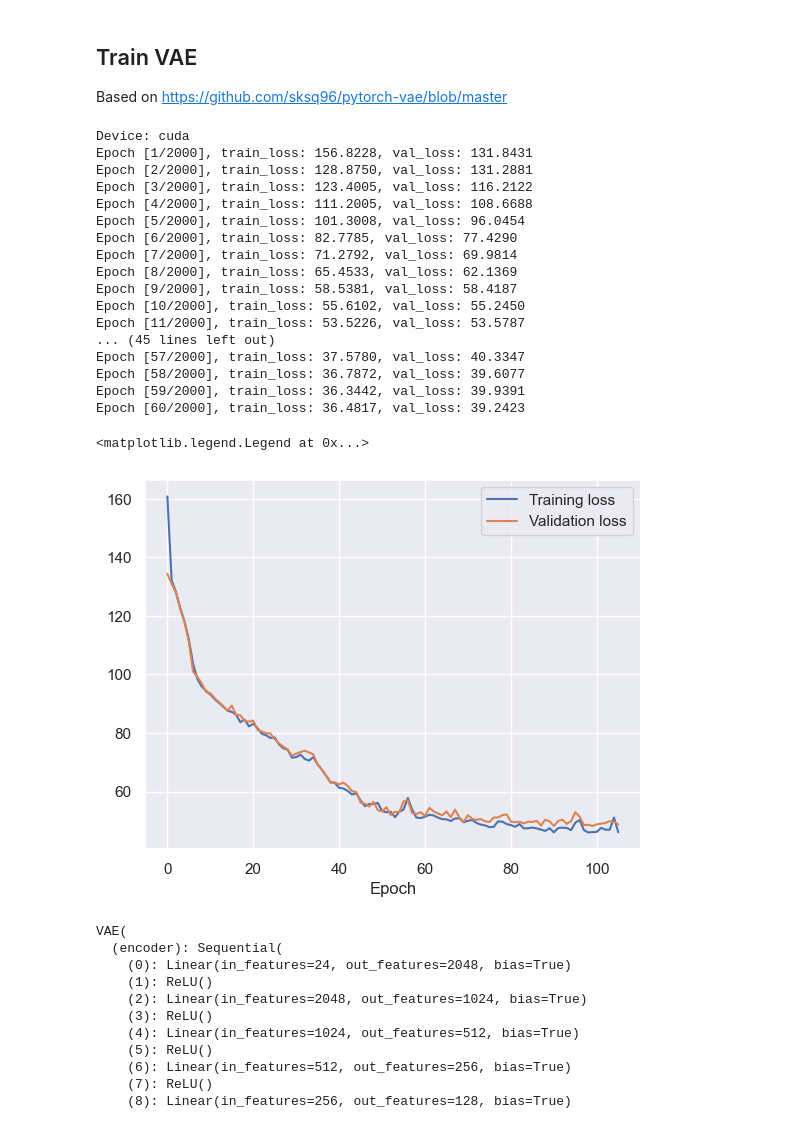
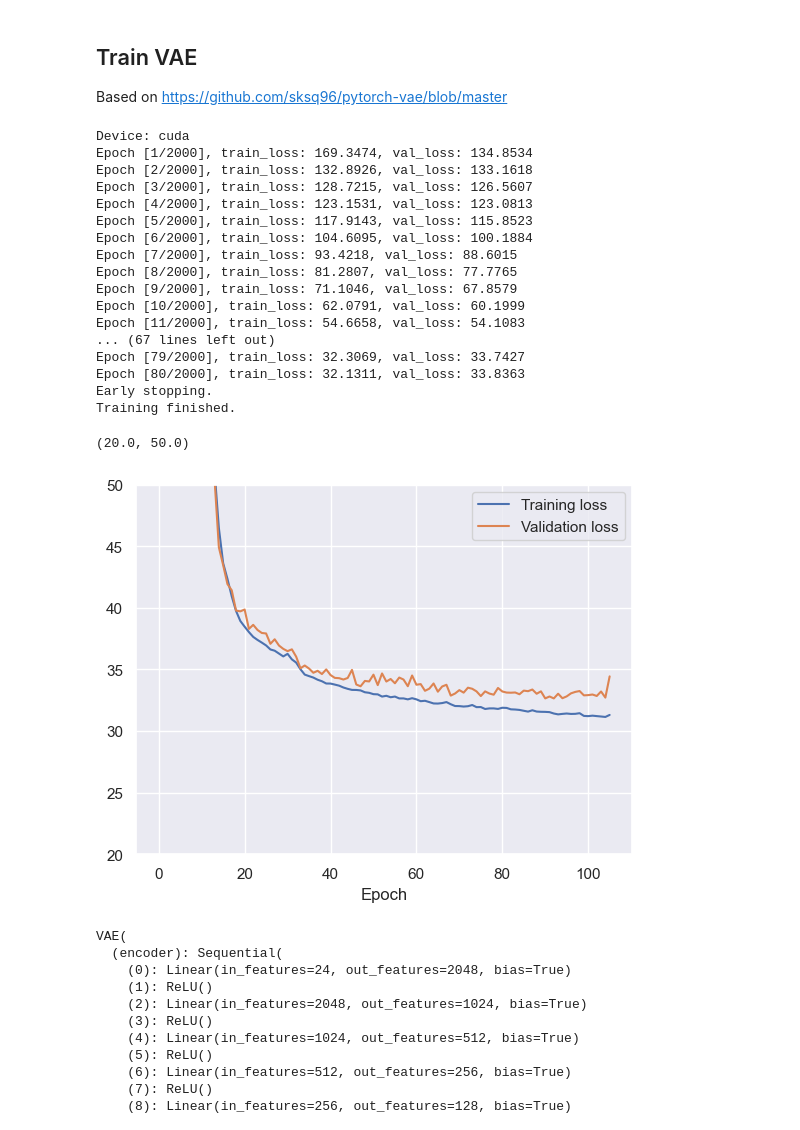
Before and after one commit to JuanJoseZapata/curriculum_learning_ws, a Jupyter notebook: scripts/track_generation/VAE_conditional.ipynb, the cells around one changed output. Cells and saved outputs as stored; diff of their text form; code cells hidden in the pictures.

```diff
--- a/scripts/track_generation/VAE_conditional.ipynb
+++ b/scripts/track_generation/VAE_conditional.ipynb
@@ -594,8 +594,8 @@ device = torch.device('cuda' if torch.cuda.is_available() else 'cpu')
 print(f"Device: {device}")
 
 input_dim = 12 *2
-hidden_dim = 4096
-latent_dim = 8
+hidden_dim = 2048
+latent_dim = 12
 vae_model = VAE(input_dim, hidden_dim, latent_dim).to(device)
 
 batch_size = 32
@@ -615,32 +615,32 @@ loss_history = train_vae(vae_model,
                         early_stopping=early_stopping)
 # %% [output]
 Device: cuda
-Epoch [1/2000], train_loss: 156.8228, val_loss: 131.8431
-Epoch [2/2000], train_loss: 128.8750, val_loss: 131.2881
-Epoch [3/2000], train_loss: 123.4005, val_loss: 116.2122
-Epoch [4/2000], train_loss: 111.2005, val_loss: 108.6688
-Epoch [5/2000], train_loss: 101.3008, val_loss: 96.0454
-Epoch [6/2000], train_loss: 82.7785, val_loss: 77.4290
-Epoch [7/2000], train_loss: 71.2792, val_loss: 69.9814
-Epoch [8/2000], train_loss: 65.4533, val_loss: 62.1369
-Epoch [9/2000], train_loss: 58.5381, val_loss: 58.4187
-Epoch [10/2000], train_loss: 55.6102, val_loss: 55.2450
-Epoch [11/2000], train_loss: 53.5226, val_loss: 53.5787
-... (45 lines left out)
-Epoch [57/2000], train_loss: 37.5780, val_loss: 40.3347
-Epoch [58/2000], train_loss: 36.7872, val_loss: 39.6077
-Epoch [59/2000], train_loss: 36.3442, val_loss: 39.9391
-Epoch [60/2000], train_loss: 36.4817, val_loss: 39.2423
+Epoch [1/2000], train_loss: 169.3474, val_loss: 134.8534
+Epoch [2/2000], train_loss: 132.8926, val_loss: 133.1618
+Epoch [3/2000], train_loss: 128.7215, val_loss: 126.5607
+Epoch [4/2000], train_loss: 123.1531, val_loss: 123.0813
+Epoch [5/2000], train_loss: 117.9143, val_loss: 115.8523
+Epoch [6/2000], train_loss: 104.6095, val_loss: 100.1884
+Epoch [7/2000], train_loss: 93.4218, val_loss: 88.6015
+Epoch [8/2000], train_loss: 81.2807, val_loss: 77.7765
+Epoch [9/2000], train_loss: 71.1046, val_loss: 67.8579
+Epoch [10/2000], train_loss: 62.0791, val_loss: 60.1999
+Epoch [11/2000], train_loss: 54.6658, val_loss: 54.1083
+... (67 lines left out)
+Epoch [79/2000], train_loss: 32.3069, val_loss: 33.7427
+Epoch [80/2000], train_loss: 32.1311, val_loss: 33.8363
+Early stopping.
+Training finished.
 # %%
 # Plot training and validation loss
 plt.plot(loss_history['train_loss'], label="Training loss")
 plt.plot(loss_history['val_loss'], label="Validation loss")
 plt.xlabel("Epoch")
 plt.legend()
-#plt.ylim(0,90)
+plt.ylim(20,50)
 # %% [output]
-<matplotlib.legend.Legend at 0x...>
+(20.0, 50.0)
-[figure, old version]
+[figure, new version]
 # %%
 # Save VAE model
 torch.save(vae_model.state_dict(), f"models/vae_points_h={hidden_dim}_z={latent_dim}.pt")
```
Also changed, not shown: parts of 14 cells of this notebook.
